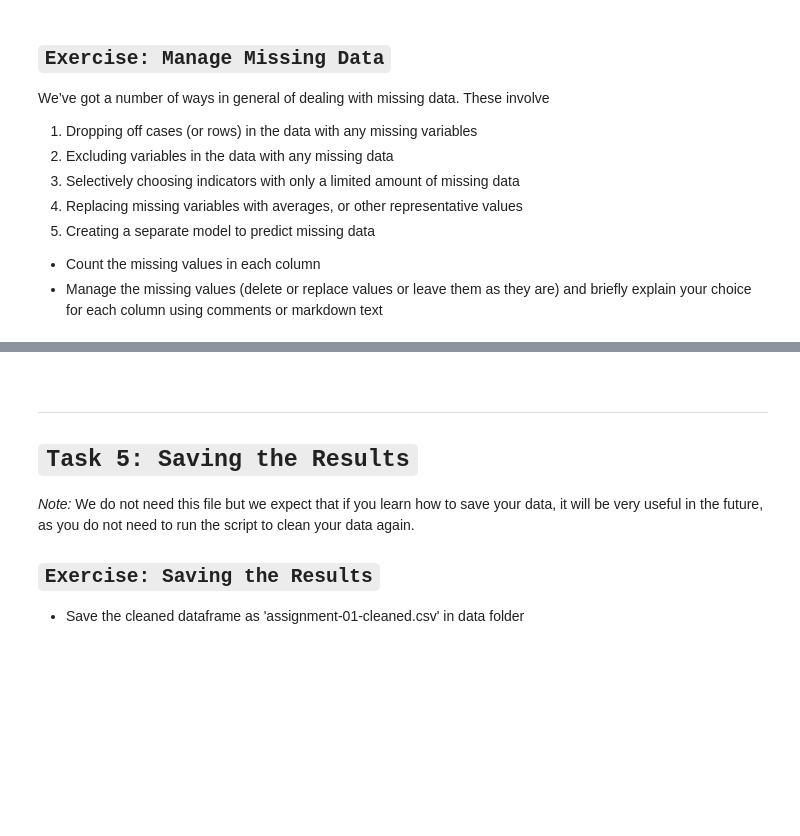
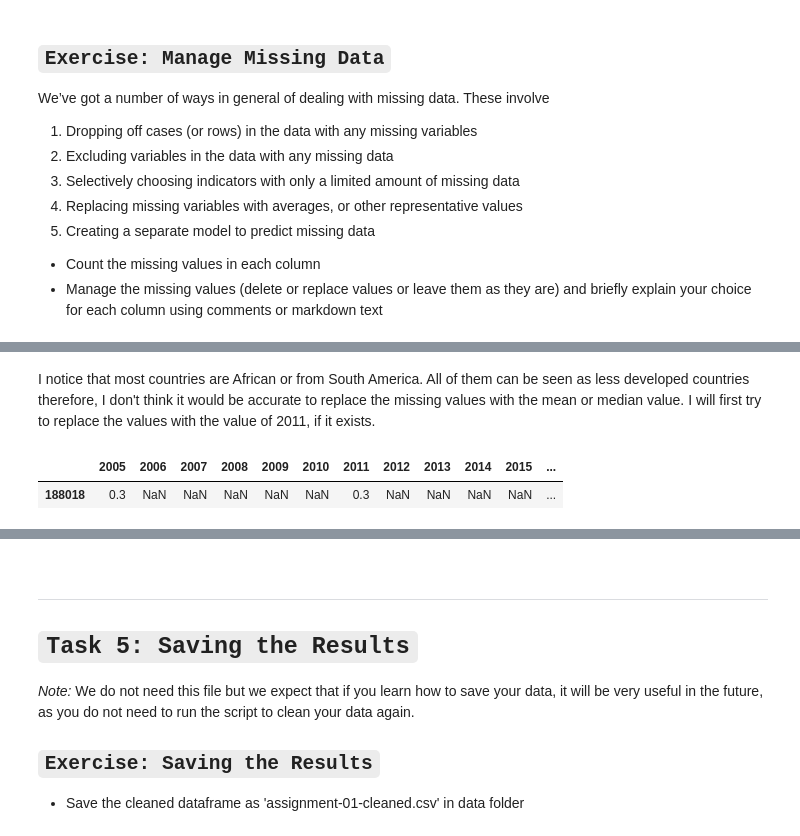
Before and after one commit to alex-dietz/intro-data-science, a Jupyter notebook: assignment-01/alexander_dietz_01.ipynb, the cells around one changed output, grey strips where cells are left out. Cells and saved outputs as stored; diff of their text form; code cells hidden in the pictures; blank space fills up the shorter version.

```diff
--- a/assignment-01/alexander_dietz_01.ipynb
+++ b/assignment-01/alexander_dietz_01.ipynb
@@ -559,0 +706,7 @@ None
+# %% [markdown]
+I notice that most countries are African or from South America. All of them can be seen as less developed countries therefore, I don't think it would be accurate to replace the missing values with the mean or median value. I will first try to replace the values with the value of 2011, if it exists.
+# %%
+wdi_data_subset.loc[(wdi_data_subset['Country Code']== 'GIN') & (wdi_data_subset['Indicator Code']== 'SH.MED.BEDS.ZS'),'2005':]
+# %% [output]
+|  | 2005 | 2006 | 2007 | 2008 | 2009 | 2010 | 2011 | 2012 | 2013 | 2014 | 2015 | ... |
+| 188018 | 0.3 | NaN | NaN | NaN | NaN | NaN | 0.3 | NaN | NaN | NaN | NaN | ... |
```
Also changed, not shown: parts of 76 cells of this notebook.
